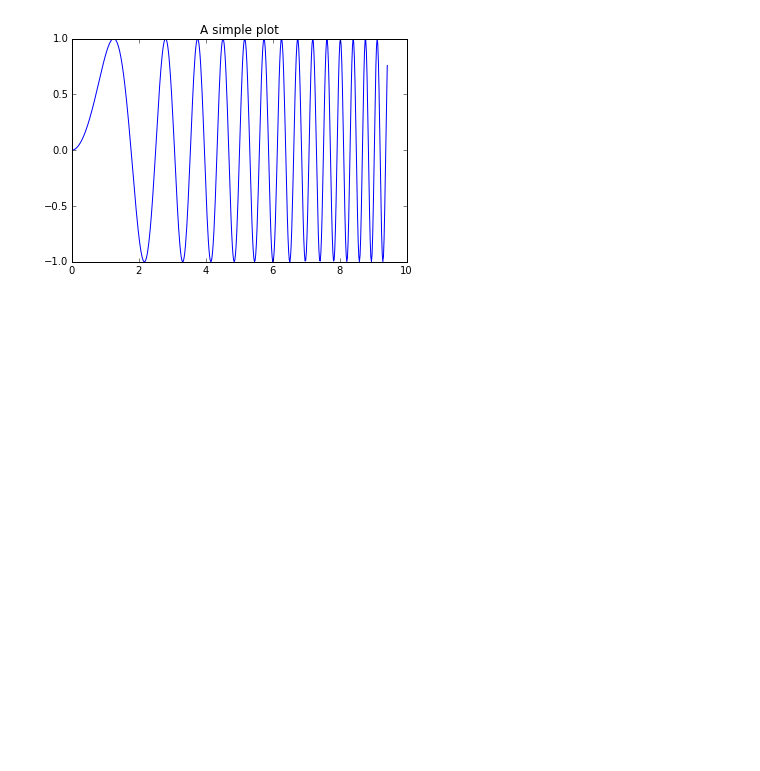
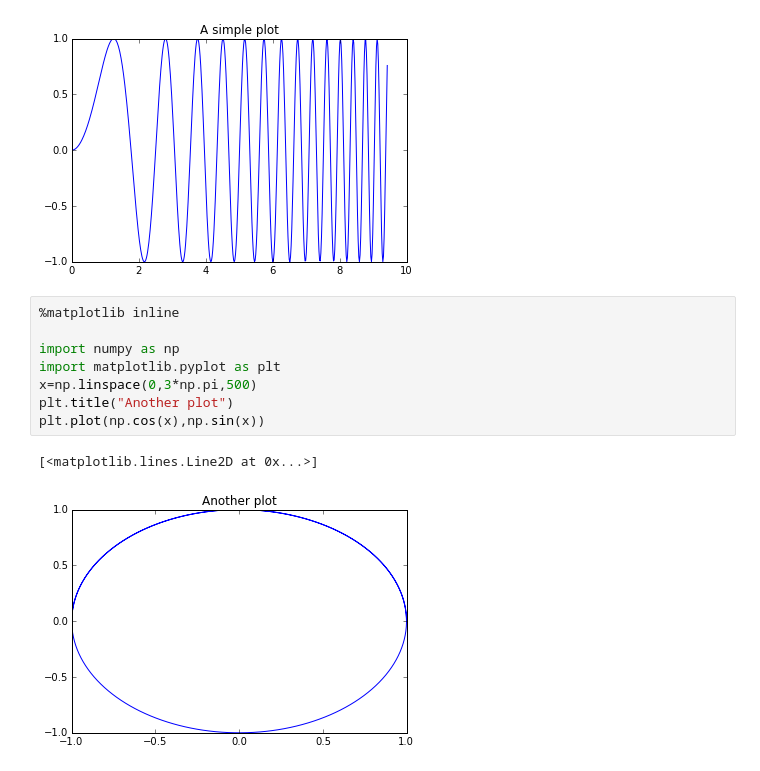
Before and after one commit to daleroblin/python_jupyter_scratch, a Jupyter notebook: simple_plots.ipynb, the cells around one changed output. Cells and saved outputs as stored; diff of their text form; blank space fills up the shorter version.

```diff
--- a/simple_plots.ipynb
+++ b/simple_plots.ipynb
@@ -35,3 +35,14 @@ plt.plot(x,np.sin(x**2))
 # %% [output]
 [<matplotlib.lines.Line2D at 0x...>]
 [figure]
+# %%
+%matplotlib inline
+
+import numpy as np
+import matplotlib.pyplot as plt
+x=np.linspace(0,3*np.pi,500)
+plt.title("Another plot")
+plt.plot(np.cos(x),np.sin(x))
+# %% [output]
+[<matplotlib.lines.Line2D at 0x...>]
+[figure, added]
```
Also changed, not shown: parts of 3 cells of this notebook.
